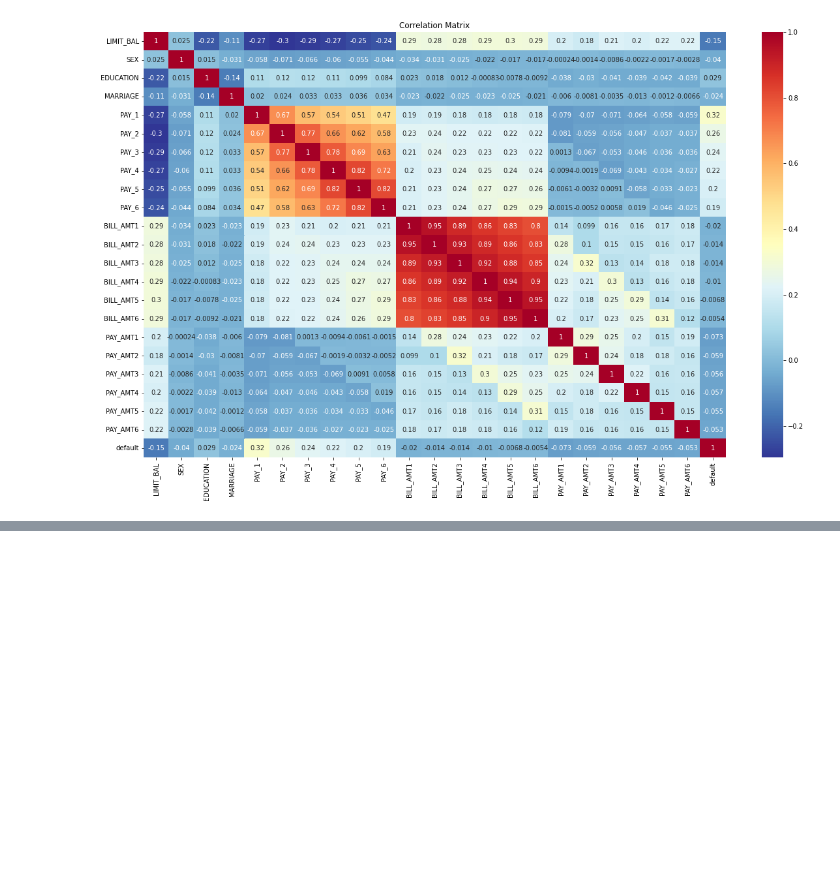
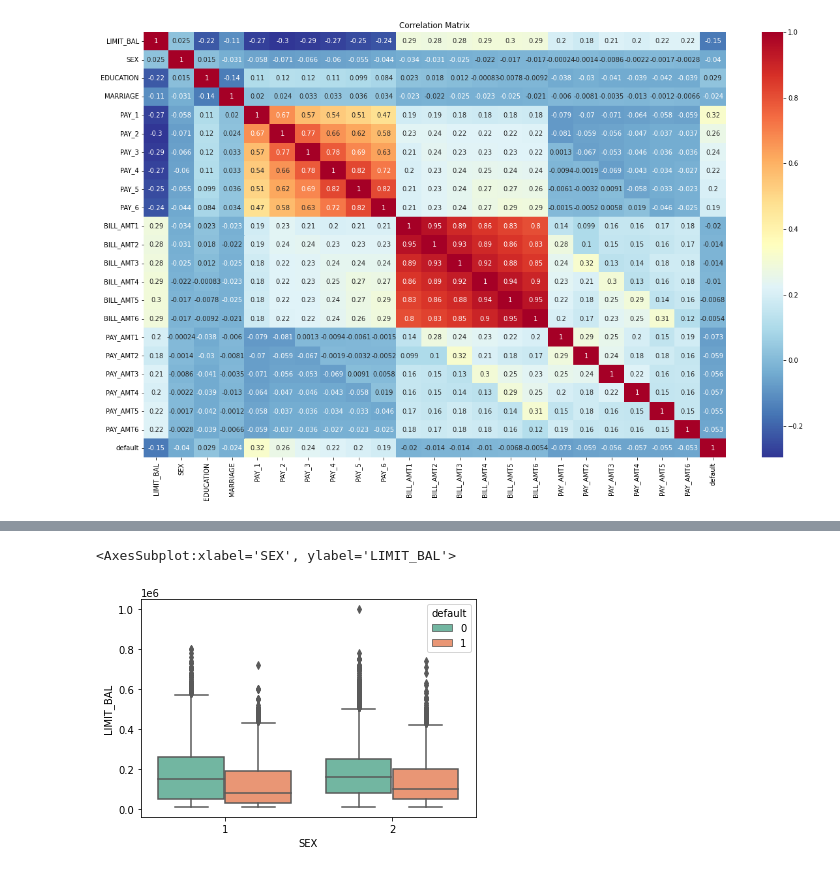
Before and after one commit to Bryan-Suelo/machine_learning, a Jupyter notebook: default_credit_card_clients/default_credit_card.ipynb, the cells around one changed output, grey strips where cells are left out. Drawn from its saved outputs; the diff is of its cells as text; code cells hidden in the pictures; blank space fills up the shorter version.

```diff
--- a/default_credit_card_clients/default_credit_card.ipynb
+++ b/default_credit_card_clients/default_credit_card.ipynb
@@ -291,0 +307,8 @@ plt.show()
+# %%
+sns.boxplot(x= cc_df['SEX'],
+            y = cc_df['LIMIT_BAL'],
+            hue = cc_df['default'],
+            palette = 'Set2')
+# %% [output]
+<AxesSubplot:xlabel='SEX', ylabel='LIMIT_BAL'>
+[figure, added]
```
Also changed, not shown: parts of 10 cells of this notebook.
